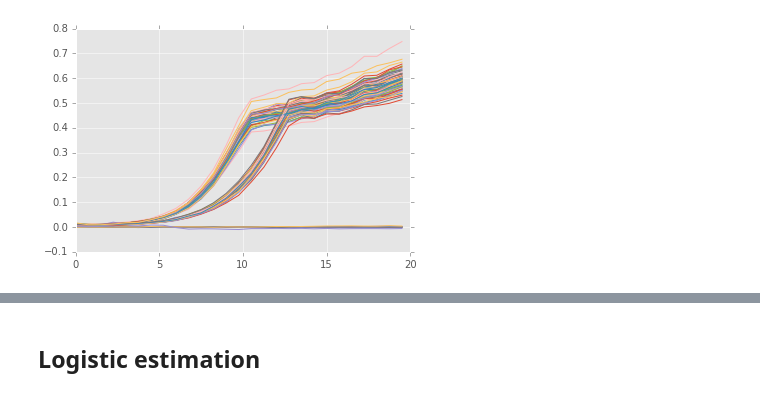
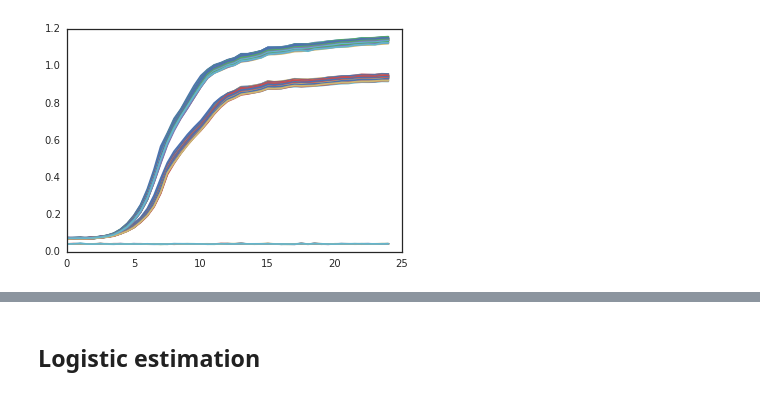
Before and after one commit to yoavram/curveball, a Jupyter notebook: Growth curve mat file.ipynb, the cells around one changed output, grey strips where cells are left out. Saved outputs shown, nothing was run; the diff lists cells and outputs as text; code cells hidden in the pictures.

Commit message:
analyze Idan's data before genetics meeting

```diff
--- a/Growth curve mat file.ipynb
+++ b/Growth curve mat file.ipynb
@@ -1,11 +1,16 @@
-# %%
-import scipy.io
-mat = scipy.io.loadmat('plate_9_OD_Chosen.mat')
+# %%
+%matplotlib inline
+from scipy.stats import linregress
+from scipy.optimize import curve_fit
+import seaborn as sns
+sns.set_style('white')
+import scipy.io
+mat = scipy.io.loadmat('plate_9_OD.mat')
 # %%
-t = mat['timepoints_OD']
+t = mat['tps']/3600.
 t = t.reshape(max(t.shape))
-y = mat['wells_data_OD']
+y = mat['plate_mat']
 # %%
-plot(transpose(t), transpose(y));
+plot(np.transpose(t), np.transpose(y));
 # %% [output]
-[figure, old version]
+[figure, new version]
```
Also changed, not shown: parts of 51 cells of this notebook.
